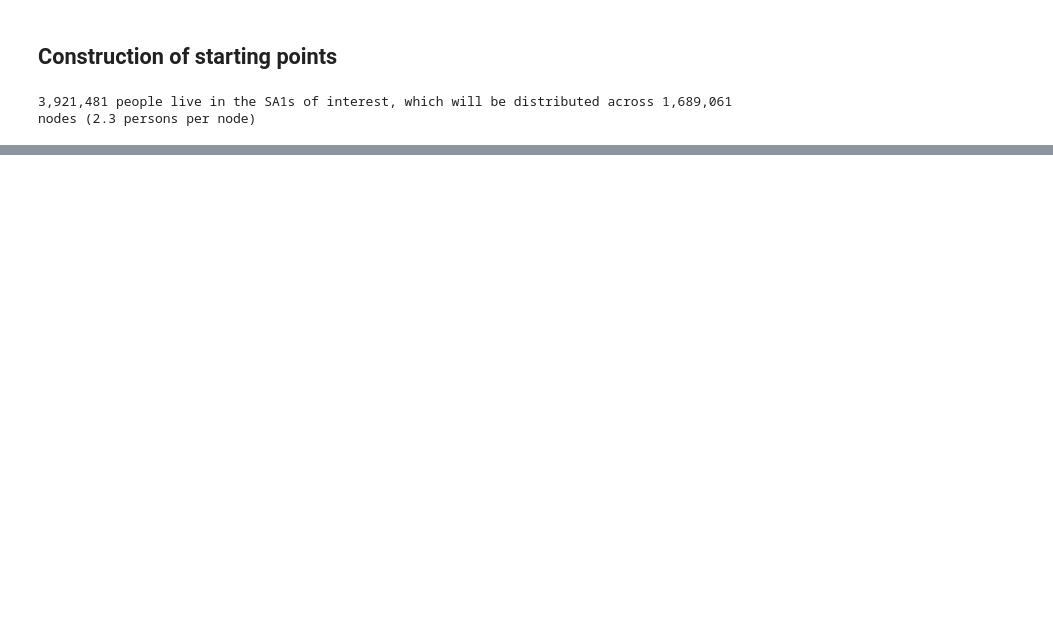
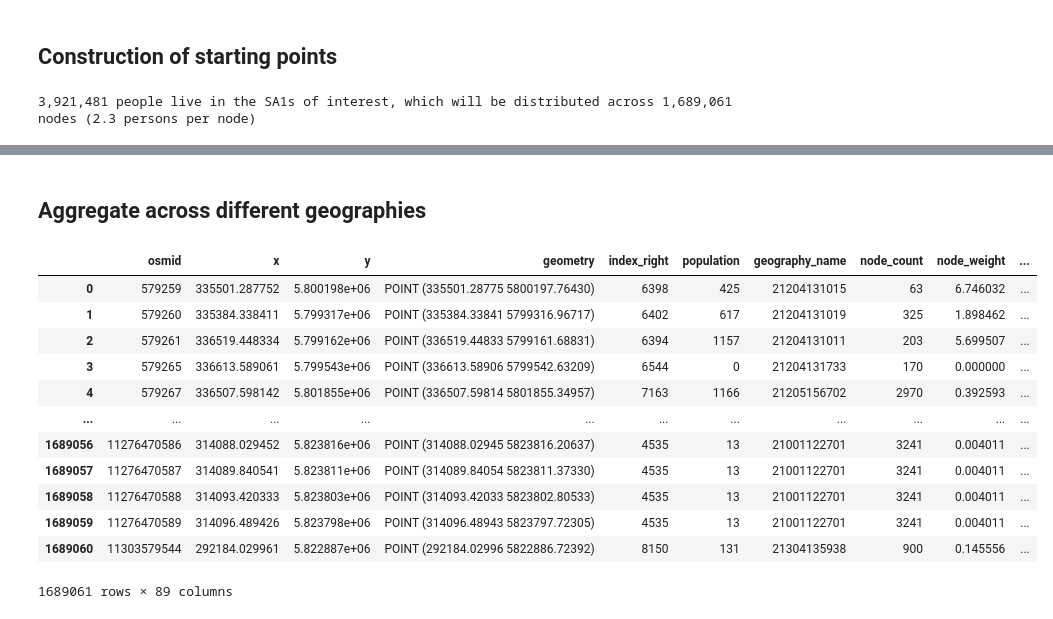
Before and after one commit to tpisel/walkability, a Jupyter notebook: walkability_analysis.ipynb, the cells around one changed output, grey strips where cells are left out. Drawn from its saved outputs; the diff is of its cells as text; code cells hidden in the pictures; blank space fills up the shorter version.

```diff
--- a/walkability_analysis.ipynb
+++ b/walkability_analysis.ipynb
@@ -66,3 +62,16 @@ Range graph removed 3885342 edges of 7770128
 print(f'{sa1_gdf.population.sum():,} people live in the SA1s of interest, which will be distributed across {len(nodes):,} nodes ({sa1_gdf.population.sum()/len(nodes):,.2} persons per node)')
 # %% [output]
 3,921,481 people live in the SA1s of interest, which will be distributed across 1,689,061 nodes (2.3 persons per node)
+# %%
+nodes_df = graph.nodes_df
+
+nodes_df['geometry'] = nodes_df.apply(lambda row: Point(row['x'],row['y']), axis=1)
+nodes_gdf = gpd.GeoDataFrame(nodes_df,geometry='geometry', crs="EPSG:7855").reset_index()
+
+# attach population numbers
+nodes_gdf = gpd.sjoin(nodes_gdf,sa1_gdf[['population','geometry','geography_name']], how='left')
+
+# compute weights per node (how many people each node represents)
+node_counts_per_sl1 = nodes_gdf.groupby('geography_name').size().reset_index(name='node_count')
+nodes_gdf = nodes_gdf.merge(node_counts_per_sl1, on='geography_name', how='left')
+nodes_gdf['node_weight'] = nodes_gdf['population'] / nodes_gdf['node_count'].replace(0, 1)
@@ -68,0 +176,21 @@ print(f'{sa1_gdf.population.sum():,} people live in the SA1s of interest, which
+# %%
+
+# interested in returning, per category, how close is the closest, and how many are within 500m, 1km, 2km (up to a max of 100)
+
+def summarise_distances_per_node(category):
+    df = graph.nearest_pois(distance=max_distance, category=category, num_pois=max_items)
+    df_out = df.copy()[[1]]
+    df_out[category + ' - within 2km'] = (df < 2000).sum(axis=1)
+    df_out[category + ' - within 1km'] = (df < 1000).sum(axis=1)
+    df_out[category + ' - within 500m'] = (df < 500).sum(axis=1)
+    df_out[category + ' - closest'] = df.min(axis=1).replace(max_distance, np.nan)
+    return df_out.drop(columns=[1])
+
+
+summaries = []
+
+for category in categories:
+    summaries.append(summarise_distances_per_node(category))
+    print(f'{len(summaries)} of {len(categories)} done')
+
+distances_df = reduce(lambda left, right: pd.merge(left, right, on='osmid'), summaries)
@@ -68,0 +235,27 @@ print(f'{sa1_gdf.population.sum():,} people live in the SA1s of interest, which
+# %% [markdown]
+## Aggregate across different geographies
+# %%
+# we need to join the distances df to the nodes gdf to get the geometries and weights, and then spatial join to enable aggregation
+
+# start with suburbs, then genericise
+
+
+final_nodes_gdf = nodes_gdf.merge(distances_df.reset_index(),how='left',on=['osmid'])
+
+final_nodes_gdf.to_feather('data/final/final_nodes.feather')
+# %%
+final_nodes_gdf
+# %% [output]
+|  | osmid | x | y | geometry | index_right | population | geography_name | node_count | node_weight | ... |
+| 0 | 579259 | 335501.287752 | 5.800198e+06 | POINT (335501.28775 5800197.76430) | 6398 | 425 | 21204131015 | 63 | 6.746032 | ... |
+| 1 | 579260 | 335384.338411 | 5.799317e+06 | POINT (335384.33841 5799316.96717) | 6402 | 617 | 21204131019 | 325 | 1.898462 | ... |
+| 2 | 579261 | 336519.448334 | 5.799162e+06 | POINT (336519.44833 5799161.68831) | 6394 | 1157 | 21204131011 | 203 | 5.699507 | ... |
+| 3 | 579265 | 336613.589061 | 5.799543e+06 | POINT (336613.58906 5799542.63209) | 6544 | 0 | 21204131733 | 170 | 0.000000 | ... |
+| 4 | 579267 | 336507.598142 | 5.801855e+06 | POINT (336507.59814 5801855.34957) | 7163 | 1166 | 21205156702 | 2970 | 0.392593 | ... |
+| ... | ... | ... | ... | ... | ... | ... | ... | ... | ... | ... |
+| 1689056 | 11276470586 | 314088.029452 | 5.823816e+06 | POINT (314088.02945 5823816.20637) | 4535 | 13 | 21001122701 | 3241 | 0.004011 | ... |
+| 1689057 | 11276470587 | 314089.840541 | 5.823811e+06 | POINT (314089.84054 5823811.37330) | 4535 | 13 | 21001122701 | 3241 | 0.004011 | ... |
+| 1689058 | 11276470588 | 314093.420333 | 5.823803e+06 | POINT (314093.42033 5823802.80533) | 4535 | 13 | 21001122701 | 3241 | 0.004011 | ... |
+| 1689059 | 11276470589 | 314096.489426 | 5.823798e+06 | POINT (314096.48943 5823797.72305) | 4535 | 13 | 21001122701 | 3241 | 0.004011 | ... |
+| 1689060 | 11303579544 | 292184.029961 | 5.822887e+06 | POINT (292184.02996 5822886.72392) | 8150 | 131 | 21304135938 | 900 | 0.145556 | ... |
+1689061 rows × 89 columns
```
Also changed, not shown: parts of 10 cells of this notebook, 3 other files.
